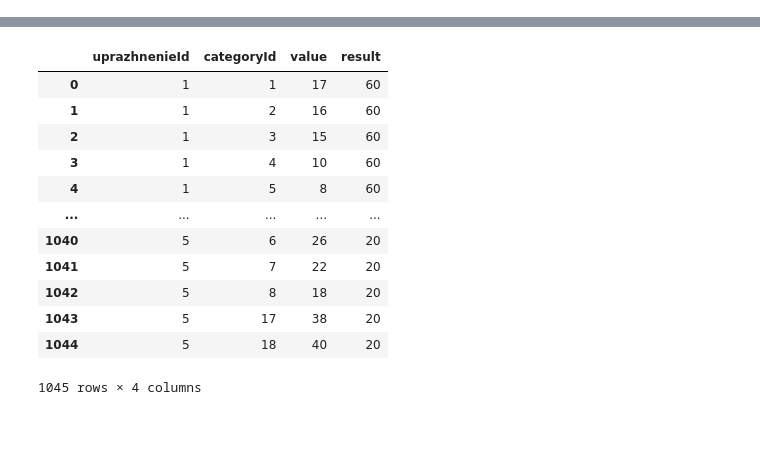
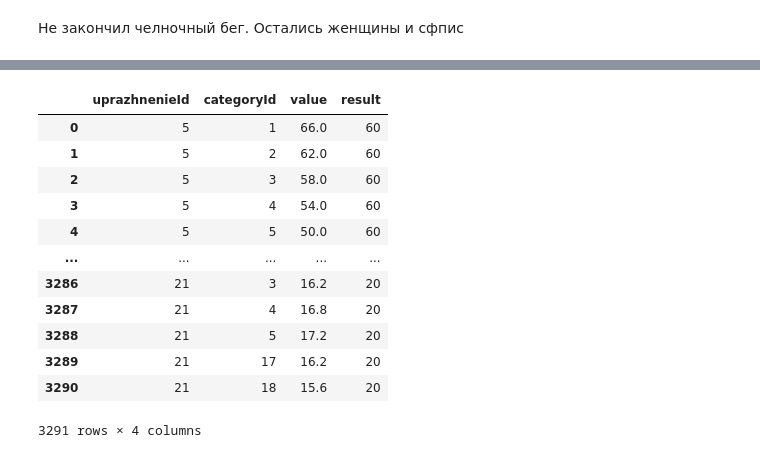
Before and after one commit to jeka1331/fizo-electron, a Jupyter notebook: scripts_and_notebooks/uprs_to_json.ipynb, the cells around one changed output, grey strips where cells are left out. Cells and saved outputs as stored; diff of their text form; code cells hidden in the pictures; blank space fills up the shorter version.

```diff
--- a/scripts_and_notebooks/uprs_to_json.ipynb
+++ b/scripts_and_notebooks/uprs_to_json.ipynb
@@ -570,7 +597,7 @@ for index, row in data.iterrows():
     for _i , _r in row.to_dict().items():
         category_temp = cat_name_to_index_mans(_i) if cat_name_to_index_mans(_i) is not None else _i
         if (_r) is not None:
-            res = (5, category_temp, _r, datarl[index])
+            res = (9, category_temp, _r, datarl[index])
 
             allUprsStandards.loc[len(allUprsStandards)] = res
 # %%
@@ -591,5 +618,5 @@ for index, row in data.iterrows():
     for _i , _r in row.to_dict().items():
         category_temp = cat_name_to_index_sfpis(_i) if cat_name_to_index_sfpis(_i) is not None else _i
         if (_r) is not None:
-            res = (5, category_temp, _r, datarl[index])
+            res = (11, category_temp, _r, datarl[index])
             allUprsStandards.loc[len(allUprsStandards)] = res
@@ -629,7 +638,7 @@ for index, row in data.iterrows():
     for _i , _r in row.to_dict().items():
         category_temp = cat_name_to_index_women(_i) if cat_name_to_index_women(_i) is not None else _i
         if (_r) is not None:
-            res = (5, category_temp, _r, datarl[index])
-            print(res[1])
+            res = (10, category_temp, _r, datarl[index])
+            print(res)
             allUprsStandards.loc[len(allUprsStandards)] = res
 # %% [output]
@@ -652,0 +1324,24 @@ for index, row in data.iterrows():
+# %%
+data = pd.read_excel('../uprs/Упражнение № 34 Бег на 100 метров.xls', engine="xlrd",usecols= 'B:H', skiprows=[0]).dropna(axis=1, thresh=1)
+data.replace(np.nan, None, inplace=True)  # Заменяем "-" на NaN
+data.replace('-', None, inplace=True)  # Заменяем "-" на NaN
+data
+
+datar = pd.read_excel('../uprs/Упражнение № 34 Бег на 100 метров.xls', engine="xlrd",usecols= 'A', skiprows=[0]).dropna(axis=1, thresh=1)
+datar.replace('-', None, inplace=True)  # Заменяем "-" на NaN
+datar.replace(np.nan, None, inplace=True)  # Заменяем "-" на NaN
+
+datar
+datarl = {}
+for index, row in datar.iterrows():
+    datarl[index] = row.to_list()[0]
+    # print(index, row.to_list()[0])
+
+for index, row in data.iterrows():
+    # print({index: row.to_dict()})
+    for _i , _r in row.to_dict().items():
+        category_temp = cat_name_to_index_mans(_i) if cat_name_to_index_mans(_i) is not None else _i
+        if (_r) is not None:
+            res = (21, category_temp, float(str(_r).replace(',', '.')), int(datarl[index]))
+            print(res)
+            allUprsStandards.loc[len(allUprsStandards)] = res
@@ -653,5 +1366,11 @@ for index, row in data.iterrows():
+# %% [markdown]
+Не закончил челночный бег. Остались женщины и сфпис
 # %%
 allUprsStandards.to_json(orient='records')
+allUprsStandards[['uprazhnenieId']] = allUprsStandards[['uprazhnenieId']].astype(int)
+allUprsStandards[['categoryId']] = allUprsStandards[['categoryId']].astype(int)
+allUprsStandards[['result']] = allUprsStandards[['result']].astype(int)
 print(allUprsStandards.dtypes)
+
 allUprsStandards
 # %% [output]
@@ -662,14 +1381,14 @@ result           int64
 dtype: object
 |  | uprazhnenieId | categoryId | value | result |
-| 0 | 1 | 1 | 17 | 60 |
-| 1 | 1 | 2 | 16 | 60 |
-| 2 | 1 | 3 | 15 | 60 |
-| 3 | 1 | 4 | 10 | 60 |
-| 4 | 1 | 5 | 8 | 60 |
+| 0 | 5 | 1 | 66.0 | 60 |
+| 1 | 5 | 2 | 62.0 | 60 |
+| 2 | 5 | 3 | 58.0 | 60 |
+| 3 | 5 | 4 | 54.0 | 60 |
+| 4 | 5 | 5 | 50.0 | 60 |
 | ... | ... | ... | ... | ... |
-| 1040 | 5 | 6 | 26 | 20 |
-| 1041 | 5 | 7 | 22 | 20 |
-| 1042 | 5 | 8 | 18 | 20 |
-| 1043 | 5 | 17 | 38 | 20 |
-| 1044 | 5 | 18 | 40 | 20 |
+| 3286 | 21 | 3 | 16.2 | 20 |
+| 3287 | 21 | 4 | 16.8 | 20 |
+| 3288 | 21 | 5 | 17.2 | 20 |
+| 3289 | 21 | 17 | 16.2 | 20 |
+| 3290 | 21 | 18 | 15.6 | 20 |
-1045 rows × 4 columns
+3291 rows × 4 columns
```
Also changed, not shown: parts of 28 cells of this notebook, 11 other files.
